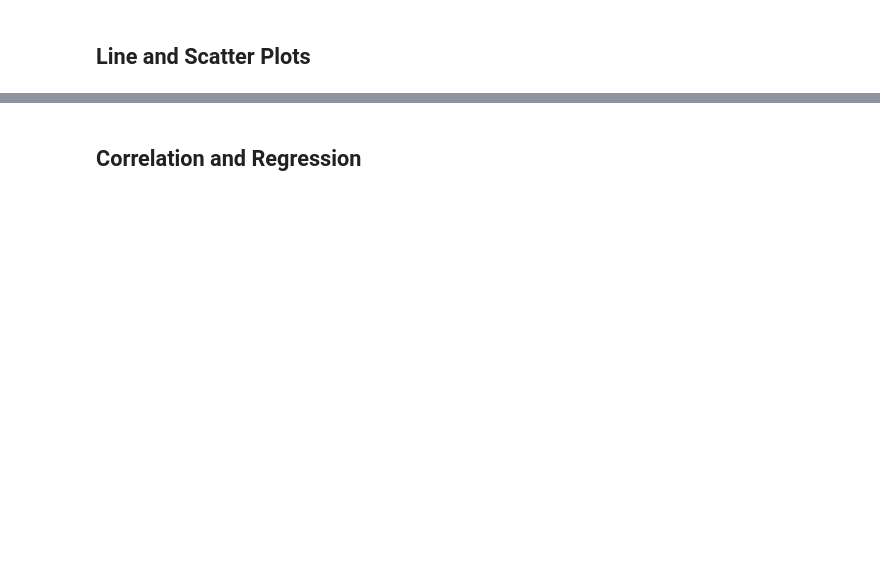
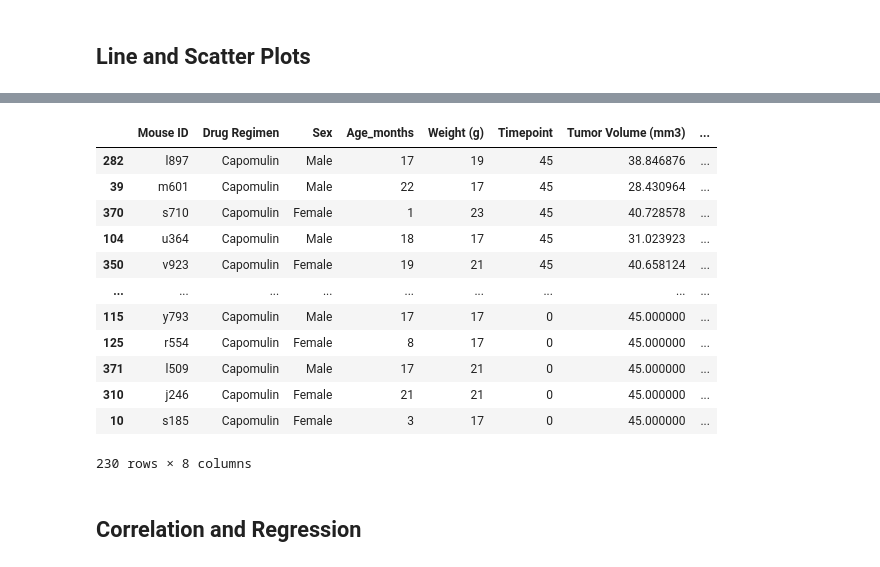
Before and after one commit to dany-roman/anti-tumor-therapeutic-analysis, a Jupyter notebook: animal study analysis.ipynb, the cells around one changed output, grey strips where cells are left out. Saved outputs shown, nothing was run; the diff lists cells and outputs as text; code cells hidden in the pictures; blank space fills up the shorter version.

```diff
--- a/animal study analysis.ipynb
+++ b/animal study analysis.ipynb
@@ -270,5 +282,23 @@ plt.show()
 # %%
 # Generate a scatter plot of average tumor volume vs. mouse weight for the Capomulin regimen
+cap_tv = study_animals.loc[study_animals['Drug Regimen'] == 'Capomulin'].iloc[:,:]
+# cap_tv1 = cap_tv.loc[study_animals['Mouse ID'] == 'a275'].iloc[:,:]
+cap_tv
+# weight = cap_tv['']
+# %% [output]
+|  | Mouse ID | Drug Regimen | Sex | Age_months | Weight (g) | Timepoint | Tumor Volume (mm3) | ... |
+| 282 | l897 | Capomulin | Male | 17 | 19 | 45 | 38.846876 | ... |
+| 39 | m601 | Capomulin | Male | 22 | 17 | 45 | 28.430964 | ... |
+| 370 | s710 | Capomulin | Female | 1 | 23 | 45 | 40.728578 | ... |
+| 104 | u364 | Capomulin | Male | 18 | 17 | 45 | 31.023923 | ... |
+| 350 | v923 | Capomulin | Female | 19 | 21 | 45 | 40.658124 | ... |
+| ... | ... | ... | ... | ... | ... | ... | ... | ... |
+| 115 | y793 | Capomulin | Male | 17 | 17 | 0 | 45.000000 | ... |
+| 125 | r554 | Capomulin | Female | 8 | 17 | 0 | 45.000000 | ... |
+| 371 | l509 | Capomulin | Male | 17 | 21 | 0 | 45.000000 | ... |
+| 310 | j246 | Capomulin | Female | 21 | 21 | 0 | 45.000000 | ... |
+| 10 | s185 | Capomulin | Female | 3 | 17 | 0 | 45.000000 | ... |
+230 rows × 8 columns
 # %% [markdown]
 ## Correlation and Regression
 # %%
```
Also changed, not shown: parts of 4 cells of this notebook.
